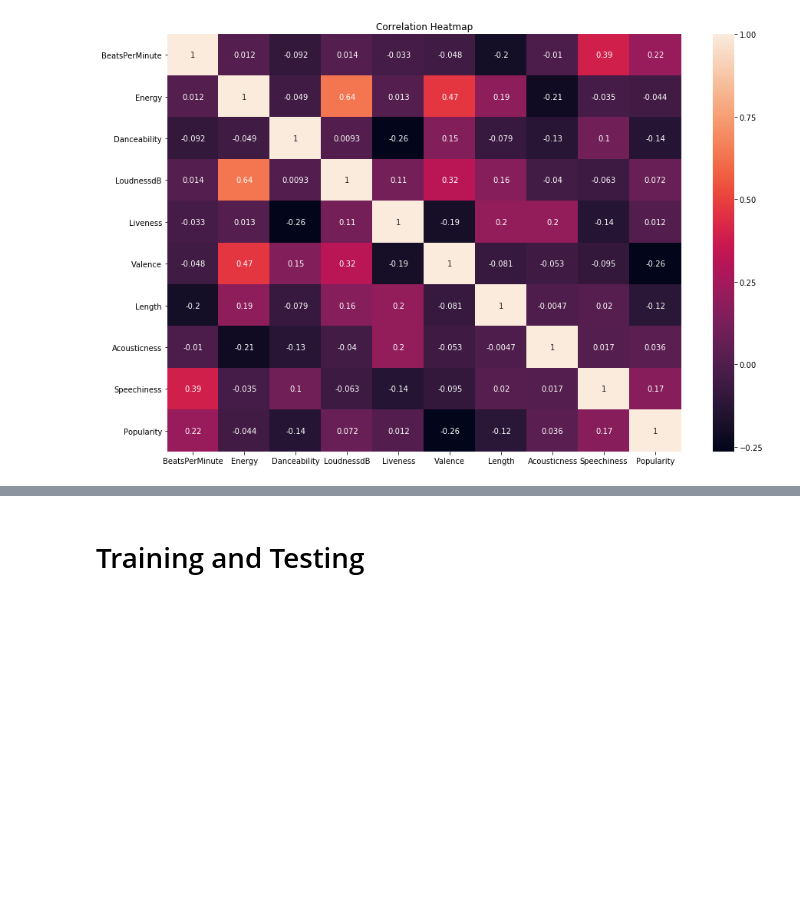
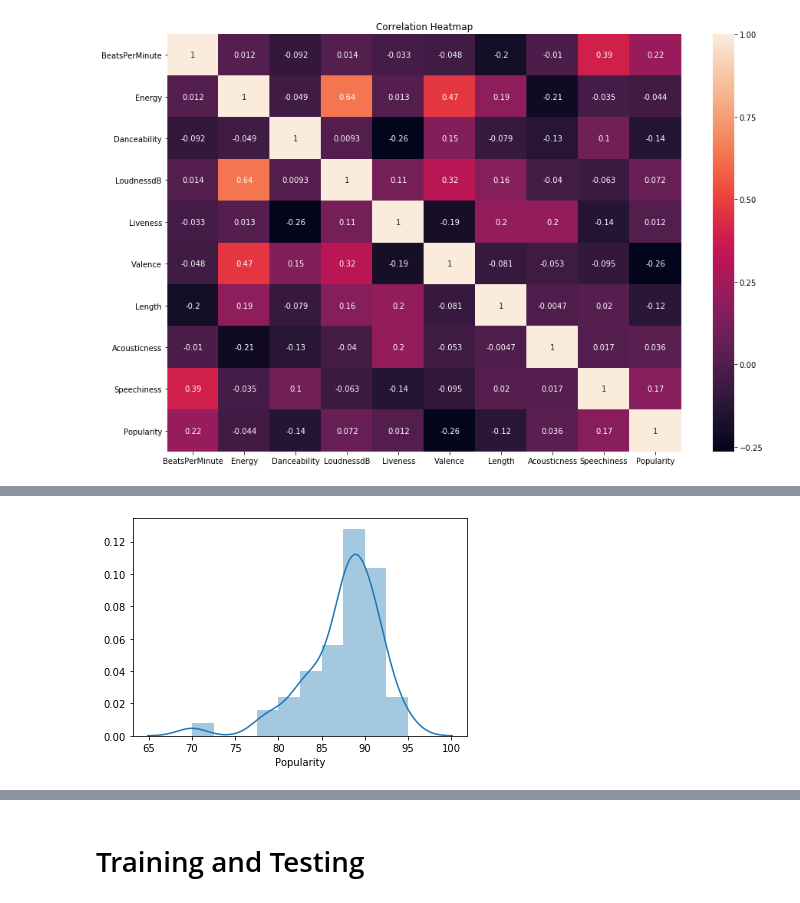
Before and after one commit to yc-gh/Kaggle, a Jupyter notebook: Spotify Songs/Top 50 Spotify.ipynb, the cells around one changed output, grey strips where cells are left out. Drawn from its saved outputs; the diff is of its cells as text; code cells hidden in the pictures; blank space fills up the shorter version.

```diff
--- a/Spotify Songs/Top 50 Spotify.ipynb
+++ b/Spotify Songs/Top 50 Spotify.ipynb
@@ -186,0 +188,7 @@ figure.fig.set_size_inches(20, 10)
+# %%
+sns.distplot(data['Popularity'], bins=10, kde=True)
+plt.show()
+
+# Popularity (response variable) is skewed
+# %% [output]
+[figure, added]
```
Also changed, not shown: parts of 6 cells of this notebook.
